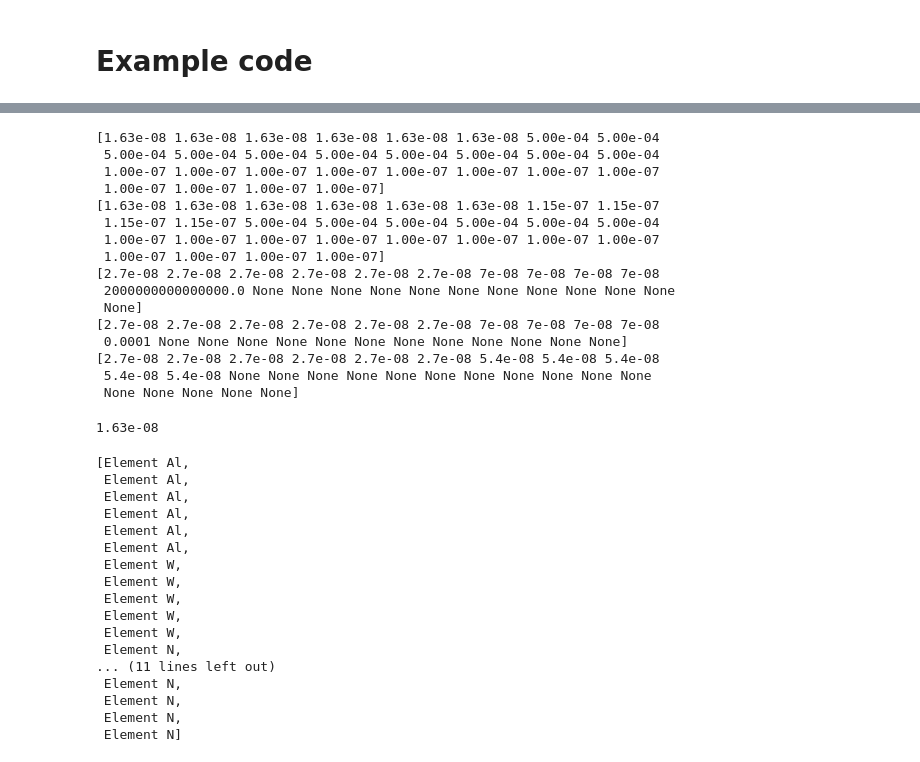
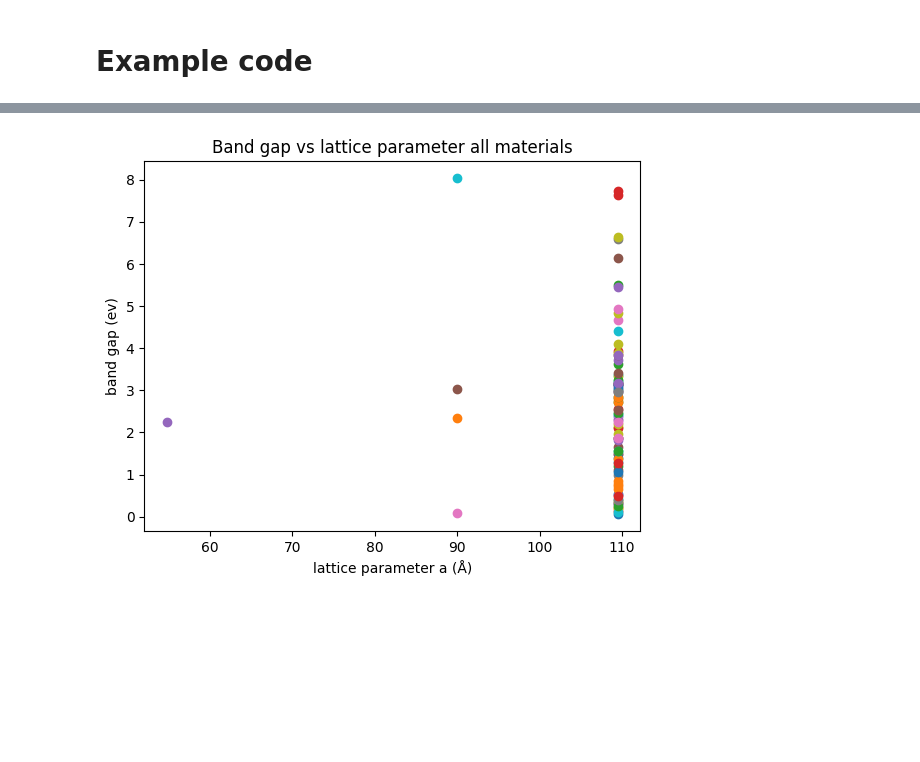
Before and after one commit to immischein/ML-bandgap, a Jupyter notebook: Bandgaps_ML_Model.ipynb, the cells around one changed output, grey strips where cells are left out. Cells and saved outputs as stored; diff of their text form; code cells hidden in the pictures; blank space fills up the shorter version.

Commit message:
Version comparing different subsets, Promising : higher threshold of data wrt bandgap, the more correlations

```diff
--- a/Bandgaps_ML_Model.ipynb
+++ b/Bandgaps_ML_Model.ipynb
@@ -35,6 +40,2 @@ import pickle
 # %% [markdown]
 # Example code
-# %%
-with MPRester("VlQ1oWGAXlhWiKRkPOk5q1cP8dNS6mIu") as mpr:
-  #Please edit features you want to filter from inside the search() command. for example:
-  example_docs = mpr.materials.summary.search(band_gap=(.001, None))
@@ -81,9 +41,0 @@ ValueError: All arrays must be of the same length
-# %%
-import pickle
-
-# Object to save (for example, your dictionary or DataFrame)
-object_to_save = thisdict  # or use df if it's a pandas DataFrame
-
-# File path to save the object
-with open("data3_nomin.pkl", "wb") as f:
-    pickle.dump(object_to_save, f)
@@ -141,31 +41,0 @@ print(len(thisdict['band_gap']))
-# %%
-list_final = []
-for i in range(5):
-    list_i = []
-    for j in range(len(example_docs[i].structure.species)):
-        list_i.append(example_docs[i].structure.species[j].electrical_resistivity)
-        # print(list_i)
-    listia = np.array(list_i)
-    print(listia)
-    # list_final.append([np.sum(listia), np.mean(listia), np.std(listia), np.max(listia), np.min(listia)])
-# %% [output]
-[1.63e-08 1.63e-08 1.63e-08 1.63e-08 1.63e-08 1.63e-08 5.00e-04 5.00e-04
- 5.00e-04 5.00e-04 5.00e-04 5.00e-04 5.00e-04 5.00e-04 5.00e-04 5.00e-04
- 1.00e-07 1.00e-07 1.00e-07 1.00e-07 1.00e-07 1.00e-07 1.00e-07 1.00e-07
- 1.00e-07 1.00e-07 1.00e-07 1.00e-07]
-[1.63e-08 1.63e-08 1.63e-08 1.63e-08 1.63e-08 1.63e-08 1.15e-07 1.15e-07
- 1.15e-07 1.15e-07 5.00e-04 5.00e-04 5.00e-04 5.00e-04 5.00e-04 5.00e-04
- 1.00e-07 1.00e-07 1.00e-07 1.00e-07 1.00e-07 1.00e-07 1.00e-07 1.00e-07
- 1.00e-07 1.00e-07 1.00e-07 1.00e-07]
-[2.7e-08 2.7e-08 2.7e-08 2.7e-08 2.7e-08 2.7e-08 7e-08 7e-08 7e-08 7e-08
- 2000000000000000.0 None None None None None None None None None None None
- None]
-[2.7e-08 2.7e-08 2.7e-08 2.7e-08 2.7e-08 2.7e-08 7e-08 7e-08 7e-08 7e-08
- 0.0001 None None None None None None None None None None None None]
-[2.7e-08 2.7e-08 2.7e-08 2.7e-08 2.7e-08 2.7e-08 5.4e-08 5.4e-08 5.4e-08
- 5.4e-08 5.4e-08 None None None None None None None None None None None
- None None None None None]
-# %%
- example_docs[0].structure.species[].electrical_resistivity
-# %% [output]
-1.63e-08
@@ -174,20 +42,15 @@ example_docs[4].structure.species[20].electrical_resistivity
-# %%
-example_docs[4].structure.species
-# %% [output]
-[Element Al,
- Element Al,
- Element Al,
- Element Al,
- Element Al,
- Element Al,
- Element W,
- Element W,
- Element W,
- Element W,
- Element W,
- Element N,
-... (11 lines left out)
- Element N,
- Element N,
- Element N,
- Element N]
+# %%
+with MPRester("VlQ1oWGAXlhWiKRkPOk5q1cP8dNS6mIu") as mpr:
+  #Please edit features you want to filter from inside the search() command. for example:
+  example_docs = mpr.materials.summary.search(band_gap=(.001, None), spacegroup_number = 217)
+# %%
+for i in range(len(example_docs)):
+    lattice = example_docs[i].structure.lattice
+    bandgap = example_docs[i].band_gap
+    plt.plot(lattice.gamma, bandgap, 'o')
+plt.xlabel('lattice parameter a (Å)')
+plt.ylabel('band gap (ev)')
+plt.title(f'Band gap vs lattice parameter all materials')
+plt.savefig("bandgap all.png")
+# %% [output]
+[figure, added]
```
Also changed, not shown: parts of 54 cells of this notebook.
